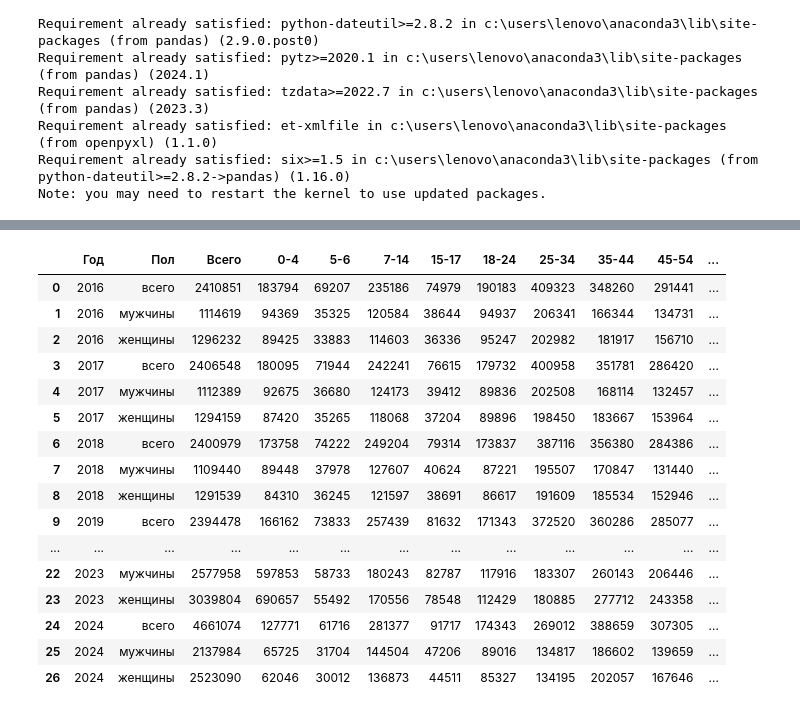
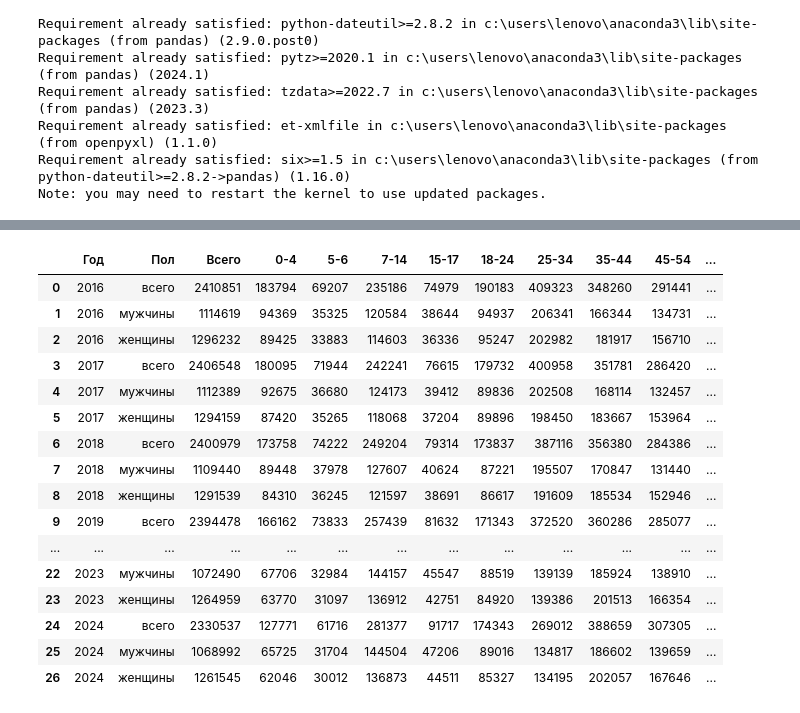
Before and after one commit to eklinkova-pf/IrkutskProject, a Jupyter notebook: IrkRosstat_Parser_2016-2024.ipynb, the cells around one changed output, grey strips where cells are left out. Saved outputs shown, nothing was run; the diff lists cells and outputs as text; code cells hidden in the pictures.

```diff
--- a/IrkRosstat_Parser_2016-2024.ipynb
+++ b/IrkRosstat_Parser_2016-2024.ipynb
@@ -104,7 +106,7 @@ file_name = {
     2019: 'pol_voz_2019_626395.xls',
     2020: 'Численность населения по полу и возрасту на начало 2020 года_626396.xls',
     2021: 'Численность населения по полу и возрасту на начало 2021 года_626398.xls',
-    2022: 'Численность населения по полу и возрасту на начало 2021 года_626398.xls',
+    2022: 'Численность населения по полу и возрасту на 1 января 2022 года (с учетом итогов ВПН-2020).xls',
     2023: 'Численность населения по полу и возрасту на начало 2023 года(1).xls',
     2024: 'Численность населения по полу и возрасту на начало 2024 года..xls'
 }
@@ -113,7 +115,7 @@ df_population = {}
 for year in years:
     if year == 2019:
         page_name = 'Иркутская обл.'
-    elif year == 2024:
+    elif (year == 2022) or (year == 2024):
         page_name = 'Область'
     else:
         page_name = 'Иркутская область'
@@ -137,5 +169,9 @@ for year in years:
 # %%
 for year in years:
+    if (year == 2023):
+        df_population[year].drop(df_population[year].index[1:2], inplace=True)
+    if (year == 2024):
+        df_population[year].drop(df_population[year].index[-1:], inplace=True)
     for row_number in range(126, 11, -6):
         df_population[year].drop(df_population[year].index[row_number:row_number + 1], inplace=True)
     df_population[year] = df_population[year].iloc[7:]
@@ -144,5 +180,5 @@ for year in years:
     df_population[year] =  df_population[year].reset_index(drop=True)
     df_population[year].iloc[100,0] = 100
 
-#path = 'E:/IrkutskProject/Data/'
-#df_population[2016].to_csv(f'{path}Common/avg_population_2016.csv')
+    #path = 'E:/IrkutskProject/Data/'
+    #df_population[year].to_csv(f'{path}{year}/avg_population_{year}.csv')
@@ -166,7 +250,8 @@ columns = [
     '65+',
     '0-14',
     '15+',
-    '0-17'
+    '0-17',
+    '18+'
 ]
 
 data = []
@@ -270,6 +355,12 @@ for year in years:
             value += df_population[year].iloc[row_number, col_number]
         new_row.append(value)
 
+        # 18+
+        value = 0
+        for row_number in range(18, df_population[year].shape[0]):
+            value += df_population[year].iloc[row_number, col_number]
+        new_row.append(value)
+
         data.append(new_row)
 
 df = pd.DataFrame(data, columns=columns)
@@ -318,40 +409,41 @@ columns = [
     '65+',
     '0-14',
     '15+',
-    '0-17'
+    '0-17',
+    '18+'
 ]
 data = []
 
 for row_number in range(0, df.shape[0] - 3):
     new_row = []
     new_row.append(df.iloc[row_number, 0])
     new_row.append(df.iloc[row_number, 1])
 
     for col_number in range(2,df.shape[1]):
         value = round_math((df.iloc[row_number, col_number] + df.iloc[row_number + 3, col_number])/2)
         new_row.append(value)
     data.append(new_row)
 df_avg = pd.DataFrame(data, columns=columns)
 result = pd.concat([df_avg, df.iloc[-3:]], ignore_index=True)
 display(result)
 # %% [output]
 |  | Год | Пол | Всего | 0-4 | 5-6 | 7-14 | 15-17 | 18-24 | 25-34 | 35-44 | 45-54 | ... |
 | 0 | 2016 | всего | 2410851 | 183794 | 69207 | 235186 | 74979 | 190183 | 409323 | 348260 | 291441 | ... |
 | 1 | 2016 | мужчины | 1114619 | 94369 | 35325 | 120584 | 38644 | 94937 | 206341 | 166344 | 134731 | ... |
 | 2 | 2016 | женщины | 1296232 | 89425 | 33883 | 114603 | 36336 | 95247 | 202982 | 181917 | 156710 | ... |
 | 3 | 2017 | всего | 2406548 | 180095 | 71944 | 242241 | 76615 | 179732 | 400958 | 351781 | 286420 | ... |
 | 4 | 2017 | мужчины | 1112389 | 92675 | 36680 | 124173 | 39412 | 89836 | 202508 | 168114 | 132457 | ... |
 | 5 | 2017 | женщины | 1294159 | 87420 | 35265 | 118068 | 37204 | 89896 | 198450 | 183667 | 153964 | ... |
 | 6 | 2018 | всего | 2400979 | 173758 | 74222 | 249204 | 79314 | 173837 | 387116 | 356380 | 284386 | ... |
 | 7 | 2018 | мужчины | 1109440 | 89448 | 37978 | 127607 | 40624 | 87221 | 195507 | 170847 | 131440 | ... |
 | 8 | 2018 | женщины | 1291539 | 84310 | 36245 | 121597 | 38691 | 86617 | 191609 | 185534 | 152946 | ... |
 | 9 | 2019 | всего | 2394478 | 166162 | 73833 | 257439 | 81632 | 171343 | 372520 | 360286 | 285077 | ... |
 | ... | ... | ... | ... | ... | ... | ... | ... | ... | ... | ... | ... | ... |
-| 22 | 2023 | мужчины | 2577958 | 597853 | 58733 | 180243 | 82787 | 117916 | 183307 | 260143 | 206446 | ... |
-| 23 | 2023 | женщины | 3039804 | 690657 | 55492 | 170556 | 78548 | 112429 | 180885 | 277712 | 243358 | ... |
-| 24 | 2024 | всего | 4661074 | 127771 | 61716 | 281377 | 91717 | 174343 | 269012 | 388659 | 307305 | ... |
-| 25 | 2024 | мужчины | 2137984 | 65725 | 31704 | 144504 | 47206 | 89016 | 134817 | 186602 | 139659 | ... |
-| 26 | 2024 | женщины | 2523090 | 62046 | 30012 | 136873 | 44511 | 85327 | 134195 | 202057 | 167646 | ... |
+| 22 | 2023 | мужчины | 1072490 | 67706 | 32984 | 144157 | 45547 | 88519 | 139139 | 185924 | 138910 | ... |
+| 23 | 2023 | женщины | 1264959 | 63770 | 31097 | 136912 | 42751 | 84920 | 139386 | 201513 | 166354 | ... |
+| 24 | 2024 | всего | 2330537 | 127771 | 61716 | 281377 | 91717 | 174343 | 269012 | 388659 | 307305 | ... |
+| 25 | 2024 | мужчины | 1068992 | 65725 | 31704 | 144504 | 47206 | 89016 | 134817 | 186602 | 139659 | ... |
+| 26 | 2024 | женщины | 1261545 | 62046 | 30012 | 136873 | 44511 | 85327 | 134195 | 202057 | 167646 | ... |
 # %%
 path = 'E:/IrkutskProject/Data/'
 result.to_csv(f'{path}Common/avg_population_2016-2024.csv', index=False)
```
Also changed, not shown: parts of 6 cells of this notebook.
